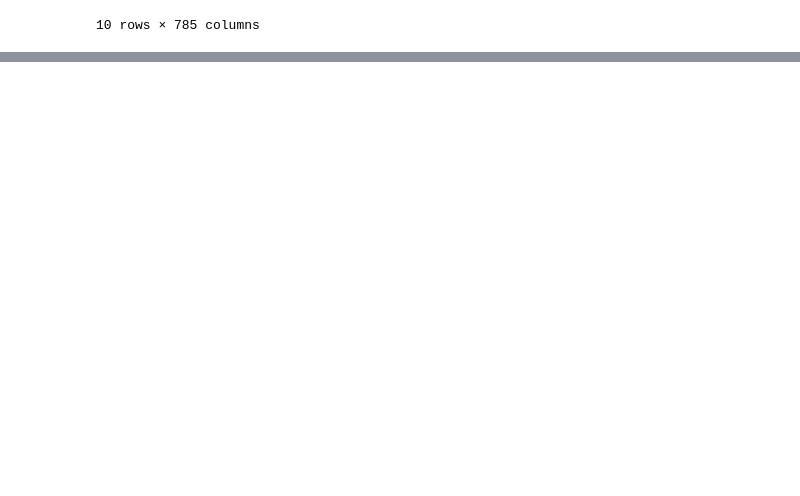
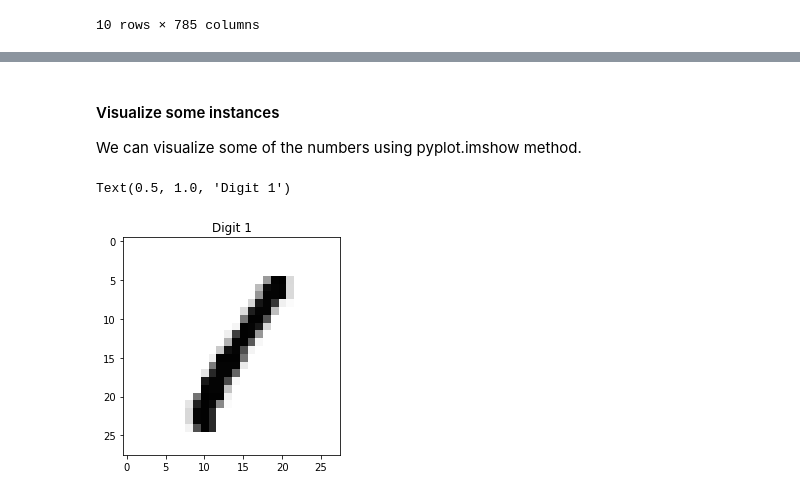
Before and after one commit to anaandjelic/handwritten-digit-recognition, a Jupyter notebook: handwritten_digit_recognition_svm.ipynb, the cells around one changed output, grey strips where cells are left out. Saved outputs shown, nothing was run; the diff lists cells and outputs as text; code cells hidden in the pictures; blank space fills up the shorter version.

Commit message:
Visualize data

```diff
--- a/handwritten_digit_recognition_svm.ipynb
+++ b/handwritten_digit_recognition_svm.ipynb
@@ -62,0 +104,12 @@ training.describe(percentiles=[0,0.25,0.5,0.75,1])
+# %% [markdown]
+#### Visualize some instances
+
+We can visualize some of the numbers using pyplot.imshow method.
+# %%
+one = training.iloc[3, 1:]
+one = one.values.reshape(28,28)
+plt.imshow(one, cmap=plt.get_cmap("Greys"))
+plt.title("Digit 1")
+# %% [output]
+Text(0.5, 1.0, 'Digit 1')
+[figure, added]
```
Also changed, not shown: parts of 16 cells of this notebook.
